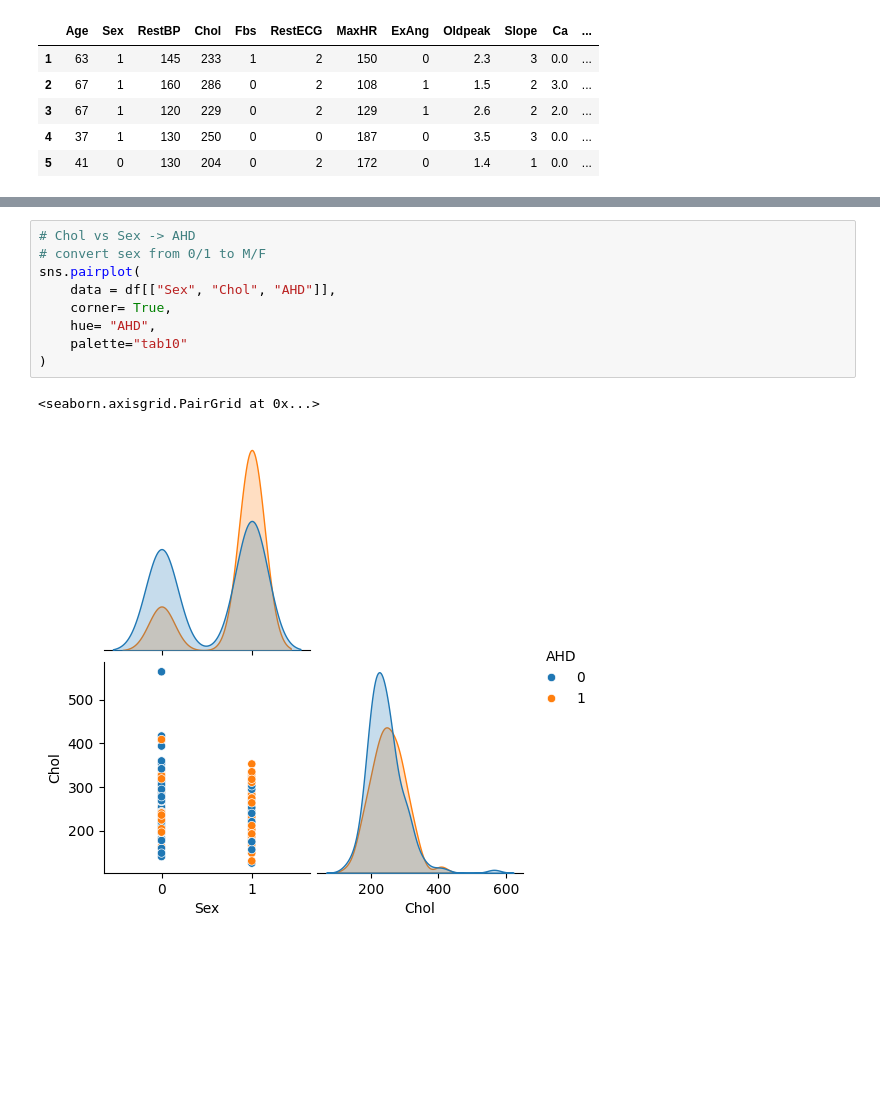
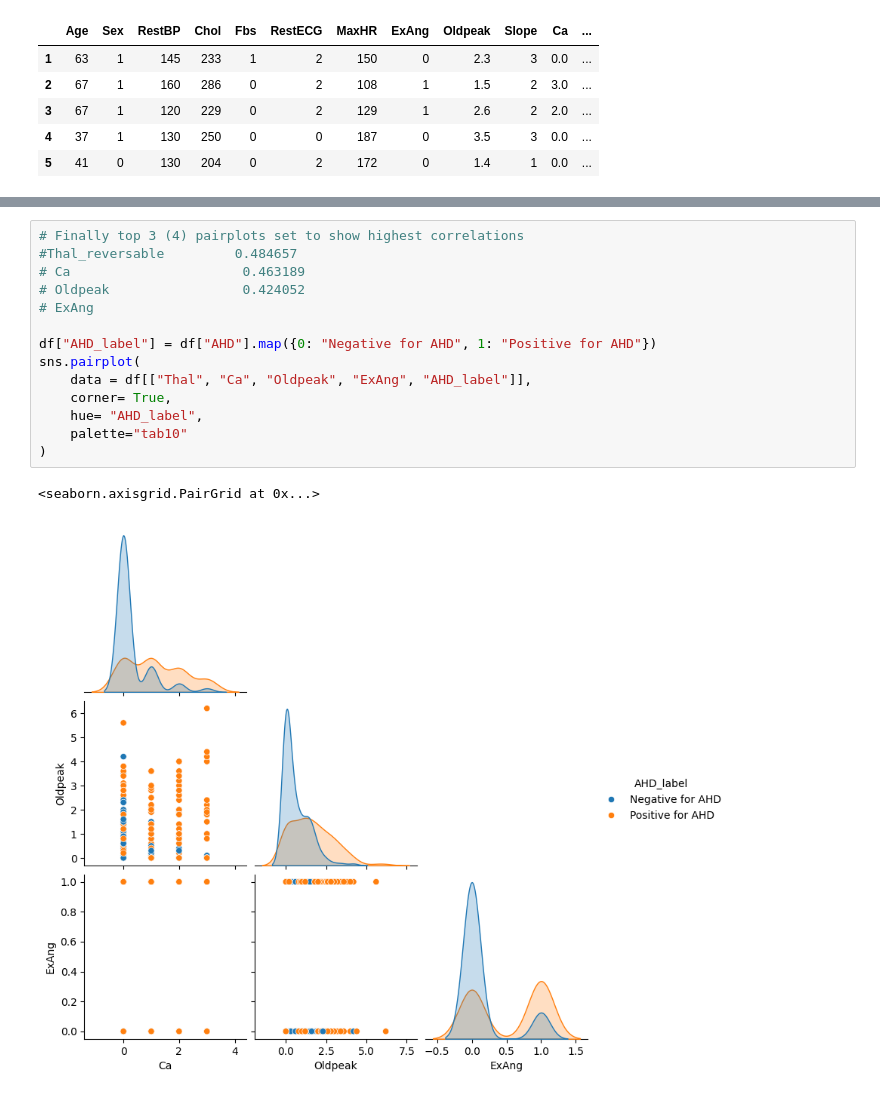
Before and after one commit to SusannaR11/AI_Engineering_OPA24_Susanna_Rokka, a Jupyter notebook: code-alongs/06_random_forest/06_random_forest.ipynb, the cells around one changed output, grey strips where cells are left out. Saved outputs shown, nothing was run; the diff lists cells and outputs as text; blank space fills up the shorter version.

```diff
--- a/code-alongs/06_random_forest/06_random_forest.ipynb
+++ b/code-alongs/06_random_forest/06_random_forest.ipynb
@@ -218,12 +235,17 @@ sns.pairplot(
-# %%
-# Chol vs Sex -> AHD
-# convert sex from 0/1 to M/F
-sns.pairplot(
-    data = df[["Sex", "Chol", "AHD"]],
-    corner= True,
-    hue= "AHD",
-    palette="tab10"
-)
-# %% [output]
-<seaborn.axisgrid.PairGrid at 0x...>
-[figure, removed]
+# %%
+# Finally top 3 (4) pairplots set to show highest correlations
+#Thal_reversable         0.484657
+# Ca                      0.463189
+# Oldpeak                 0.424052
+# ExAng
+
+df["AHD_label"] = df["AHD"].map({0: "Negative for AHD", 1: "Positive for AHD"})
+sns.pairplot(
+    data = df[["Thal", "Ca", "Oldpeak", "ExAng", "AHD_label"]],
+    corner= True,
+    hue= "AHD_label",
+    palette="tab10"
+)
+# %% [output]
+<seaborn.axisgrid.PairGrid at 0x...>
+[figure, added]
```
Also changed, not shown: parts of 20 cells of this notebook.
